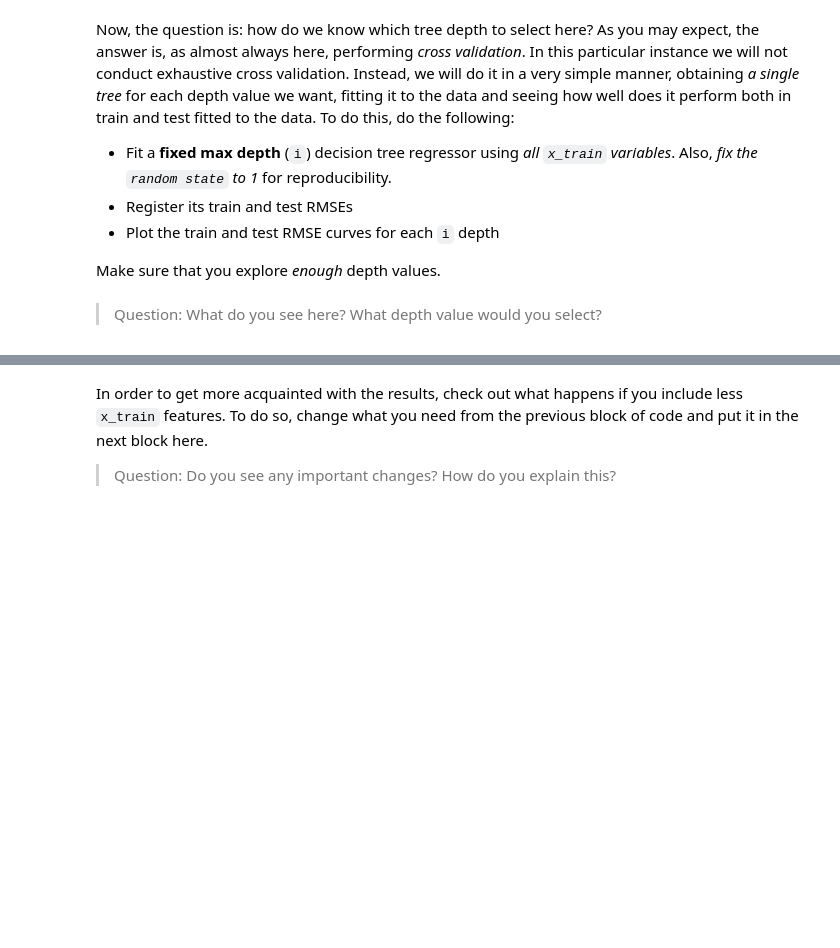
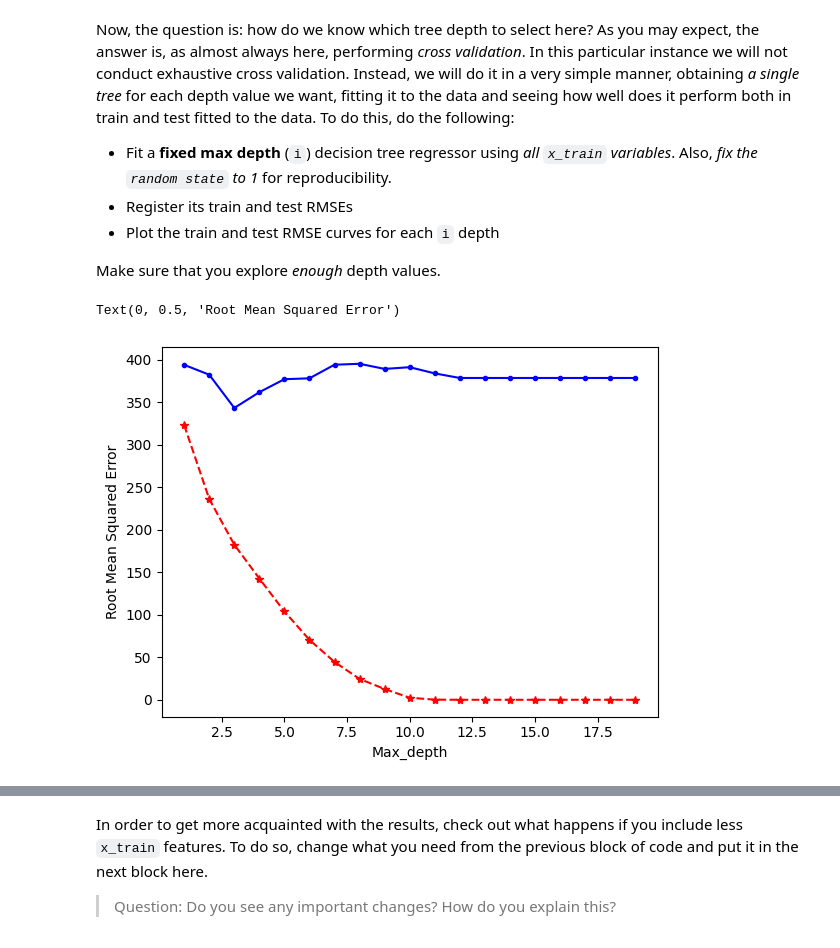
Before and after one commit to ICAI-IMAT-ML/p2-8-202304626, a Jupyter notebook: notebook/Lab2_8_Trees.ipynb, the cells around one changed output, grey strips where cells are left out. Drawn from its saved outputs; the diff is of its cells as text; code cells hidden in the pictures; blank space fills up the shorter version.

```diff
--- a/notebook/Lab2_8_Trees.ipynb
+++ b/notebook/Lab2_8_Trees.ipynb
@@ -172,20 +261,35 @@ Make sure that you explore _enough_ depth values.
 # %%
 # Lists to store the results
 train_rmse = []
 test_rmse = []
 
 # Range of depths to be explored
 tree_size = np.arange(1,20)
 
 for i in tree_size:
 
+    # Creamos la instancia del modelo y luego lo entrenamos con los datos de x_train
+    model = DecisionTreeRegressor(max_depth=i, random_state=1)
+    model.fit(x_train, y_train)
+
+    # Hacemos predicciones con los datos de test y de train
+    predictions_train = model.predict(x_train)
+    predictions_test = model.predict(x_test)
+
+    rmse_train = np.sqrt(mean_squared_error(y_true=y_train, y_pred=predictions_train))
+    rmse_test = np.sqrt(mean_squared_error(y_true=y_test, y_pred=predictions_test))
+
+    train_rmse.append(rmse_train)
+    test_rmse.append(rmse_test)
+
     # TODO: Train the needed tree with the set depth, then measure its RMSE in train and test and store them in the previous lists
 
 
 # Plot the results
 plt.plot(tree_size, train_rmse, 'r*--')
 plt.plot(tree_size, test_rmse, 'b.-')
 plt.xlabel('Max_depth')
 plt.ylabel('Root Mean Squared Error')
+# %% [output]
+Text(0, 0.5, 'Root Mean Squared Error')
+[figure, added]
-# %% [markdown]
-> Question: What do you see here? What depth value would you select?
```
Also changed, not shown: parts of 24 cells of this notebook.
